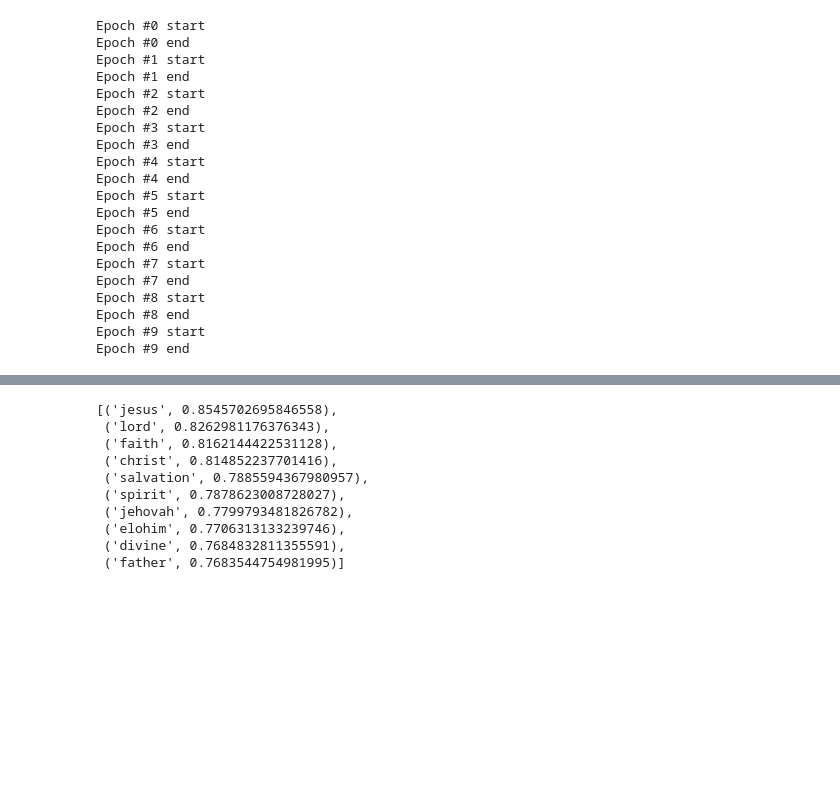
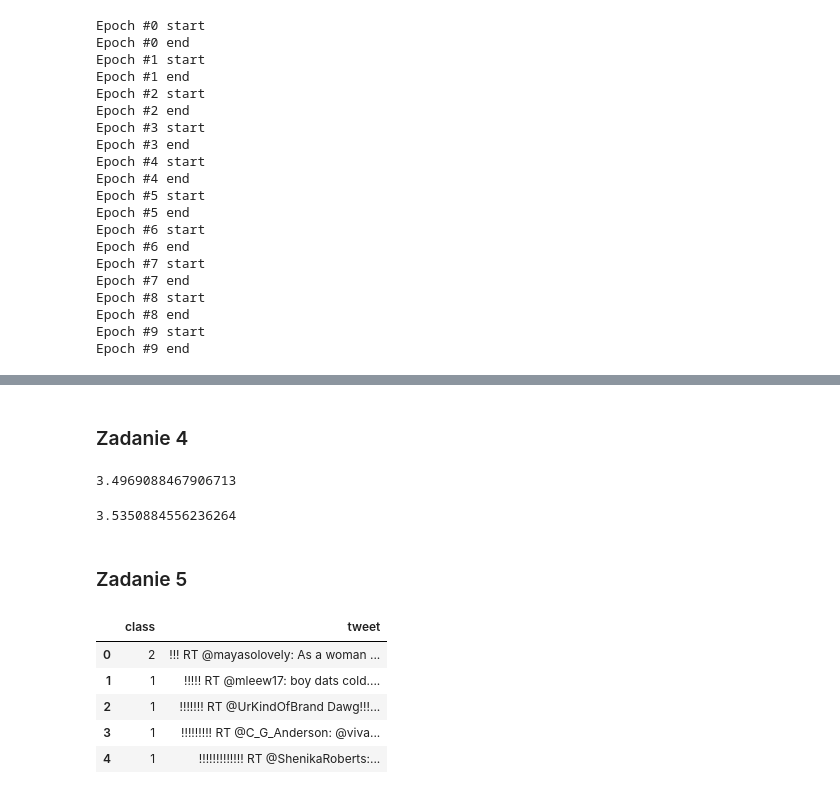
Before and after one commit to Hatulak/nlp-exercises, a Jupyter notebook: src/lesson5/Zadanie 5.ipynb, the cells around one changed output, grey strips where cells are left out. Cells and saved outputs as stored; diff of their text form; code cells hidden in the pictures; blank space fills up the shorter version.

```diff
--- a/src/lesson5/Zadanie 5.ipynb
+++ b/src/lesson5/Zadanie 5.ipynb
@@ -306,13 +280,26 @@ modelFastText.wv.most_similar('god')
-# %%
-model.wv.most_similar('god')
-# %% [output]
-[('jesus', 0.8545702695846558),
- ('lord', 0.8262981176376343),
- ('faith', 0.8162144422531128),
- ('christ', 0.814852237701416),
- ('salvation', 0.7885594367980957),
- ('spirit', 0.7878623008728027),
- ('jehovah', 0.7799793481826782),
- ('elohim', 0.7706313133239746),
- ('divine', 0.7684832811355591),
- ('father', 0.7683544754981995)]
+# %% [markdown]
+### Zadanie 4
+# %%
+model.wv.wmdistance('apple juice is realy good'.split(), 'oranges and apples are tasty'.split())
+# %% [output]
+3.4969088467906713
+# %%
+modelFastText.wv.wmdistance('apple juice is realy good'.split(), 'oranges and apples are tasty'.split())
+# %% [output]
+3.5350884556236264
+# %% [markdown]
+### Zadanie 5
+# %%
+import pandas as pd
+from gensim.models.doc2vec import Doc2Vec, TaggedDocument
+
+df5 = pd.read_csv('hate_speech_twitter.csv')
+nlp = spacy.load('en_core_web_sm')
+df5.head()
+# %% [output]
+|  | class | tweet |
+| 0 | 2 | !!! RT @mayasolovely: As a woman ... |
+| 1 | 1 | !!!!! RT @mleew17: boy dats cold.... |
+| 2 | 1 | !!!!!!! RT @UrKindOfBrand Dawg!!!... |
+| 3 | 1 | !!!!!!!!! RT @C_G_Anderson: @viva... |
+| 4 | 1 | !!!!!!!!!!!!! RT @ShenikaRoberts:... |
```
Also changed, not shown: parts of 17 cells of this notebook.
